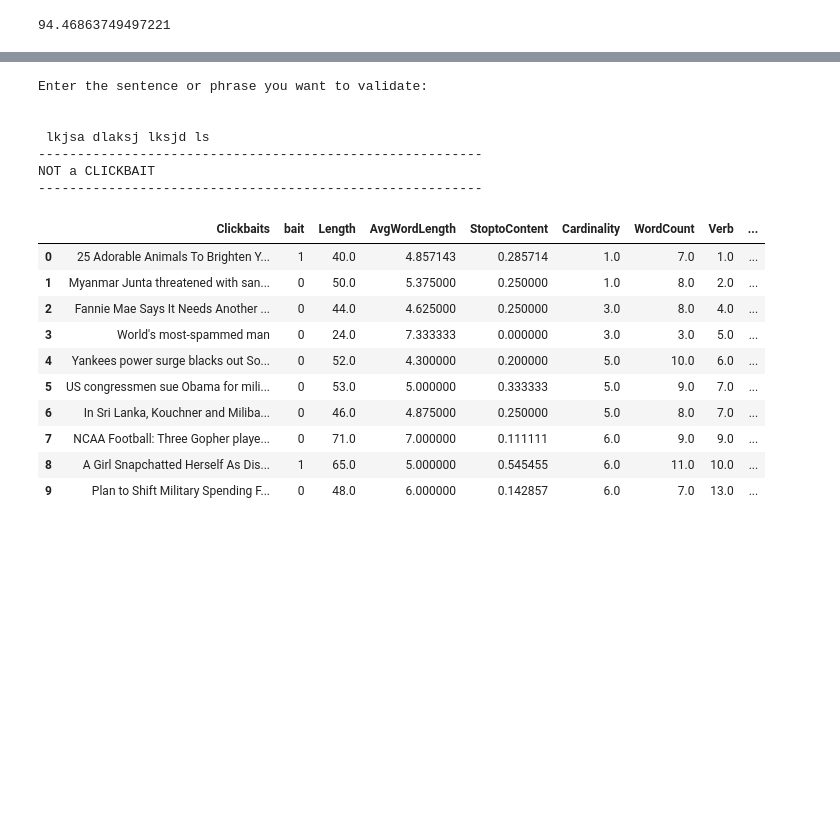
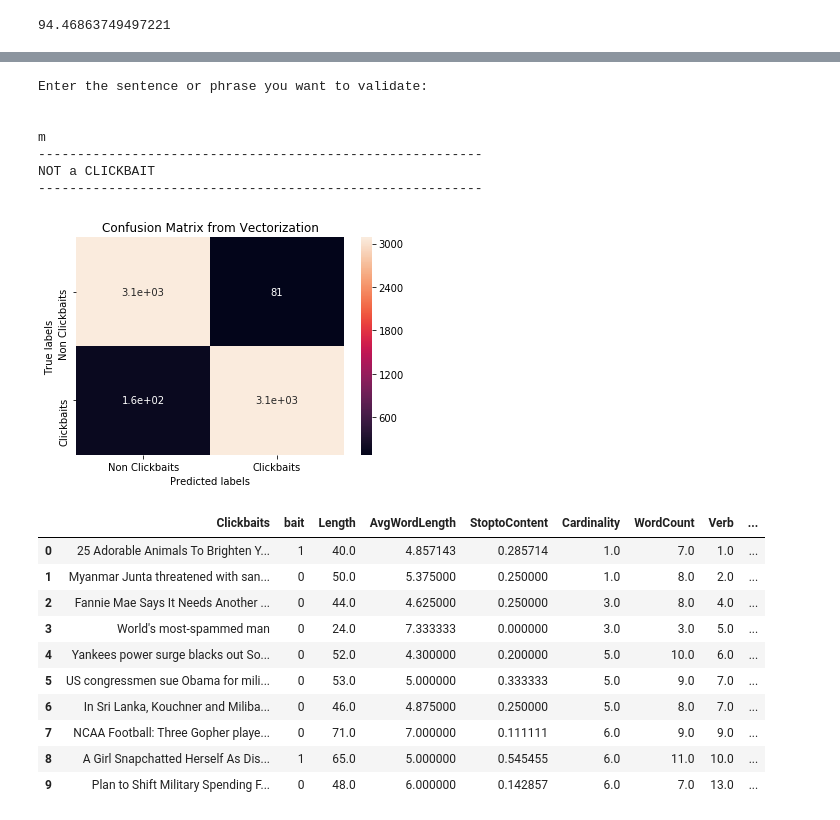
Before and after one commit to prajwollamichhane11/Click-Bait, a Jupyter notebook: Main File/4.LogisticRegressionClassification.ipynb, the cells around one changed output, grey strips where cells are left out. Drawn from its saved outputs; the diff is of its cells as text; code cells hidden in the pictures; blank space fills up the shorter version.

```diff
--- a/Main File/4.LogisticRegressionClassification.ipynb
+++ b/Main File/4.LogisticRegressionClassification.ipynb
@@ -40,7 +40,7 @@ vectorizer = TfidfVectorizer()
 tfidf_train_x = vectorizer.fit_transform(X_train)
 # %%
 #Now using the Logistic Regression Algorithm
-classifier = LogisticRegression()
+classifier = LogisticRegression(penalty="l2")
 classifier.fit(tfidf_train_x, y_train)
 # %% [output]
 LogisticRegression(C=1.0, class_weight=None, dual=False, fit_intercept=True,
@@ -57,6 +57,8 @@ tfidf_test_x
 (6400, 20715)
 <6400x20715 sparse matrix of type '<class 'numpy.float64'>'
         with 54315 stored elements in Compressed Sparse Row format>
+# %%
+predicted = classifier.predict(tfidf_test_x)
 # %%
 #Finding the Accuracy Score for the Algorithm
 accuracy = cross_val_score(classifier, tfidf_test_x, y_test, cv=5)
@@ -64,3 +66,23 @@ acc = accuracy.mean()
 print(acc * 100)
 # %% [output]
 94.46863749497221
+# %%
+# accuracy: (tp + tn) / (p + n)
+accuracy = accuracy_score(y_test,predicted)
+print('Accuracy: %f' % accuracy)
+# precision tp / (tp + fp)
+precision = precision_score(y_test,predicted)
+print('Precision: %f' % precision)
+# recall: tp / (tp + fn)
+recall = recall_score(y_test,predicted)
+print('Recall: %f' % recall)
+# f1: 2 tp / (2 tp + fp + fn)
+f1 = f1_score(y_test,predicted)
+print('F1 score: %f' % f1)
+
+# ROC AUC
+auc = roc_auc_score(y_test,predicted)
+print('ROC AUC: %f' % auc)
+# confusion matrix
+matrix1 = confusion_matrix(y_test,predicted)
+print(matrix1)
@@ -79,10 +109,25 @@ print("---------------------------------------------------------")
 Enter the sentence or phrase you want to validate:
 
 
- lkjsa dlaksj lksjd ls
+m
 ---------------------------------------------------------
 NOT a CLICKBAIT
 ---------------------------------------------------------
+# %%
+import seaborn as sns
+
+ax= plt.subplot()
+fig = sns.heatmap(matrix1, annot=True, ax = ax); #annot=True to annotate cells
+
+# labels, title and ticks
+ax.set_xlabel('Predicted labels');ax.set_ylabel('True labels');
+ax.set_title('Confusion Matrix from Vectorization');
+ax.xaxis.set_ticklabels(['Non Clickbaits', 'Clickbaits'])
+ax.yaxis.set_ticklabels(['Non Clickbaits', 'Clickbaits'])
+fig = fig.get_figure()
+fig.savefig("ConfMatrix1.png")
+# %% [output]
+[figure, added]
 # %%
 df.head(10)
 # %% [output]
```
Also changed, not shown: parts of 7 cells of this notebook, 5 other files.
